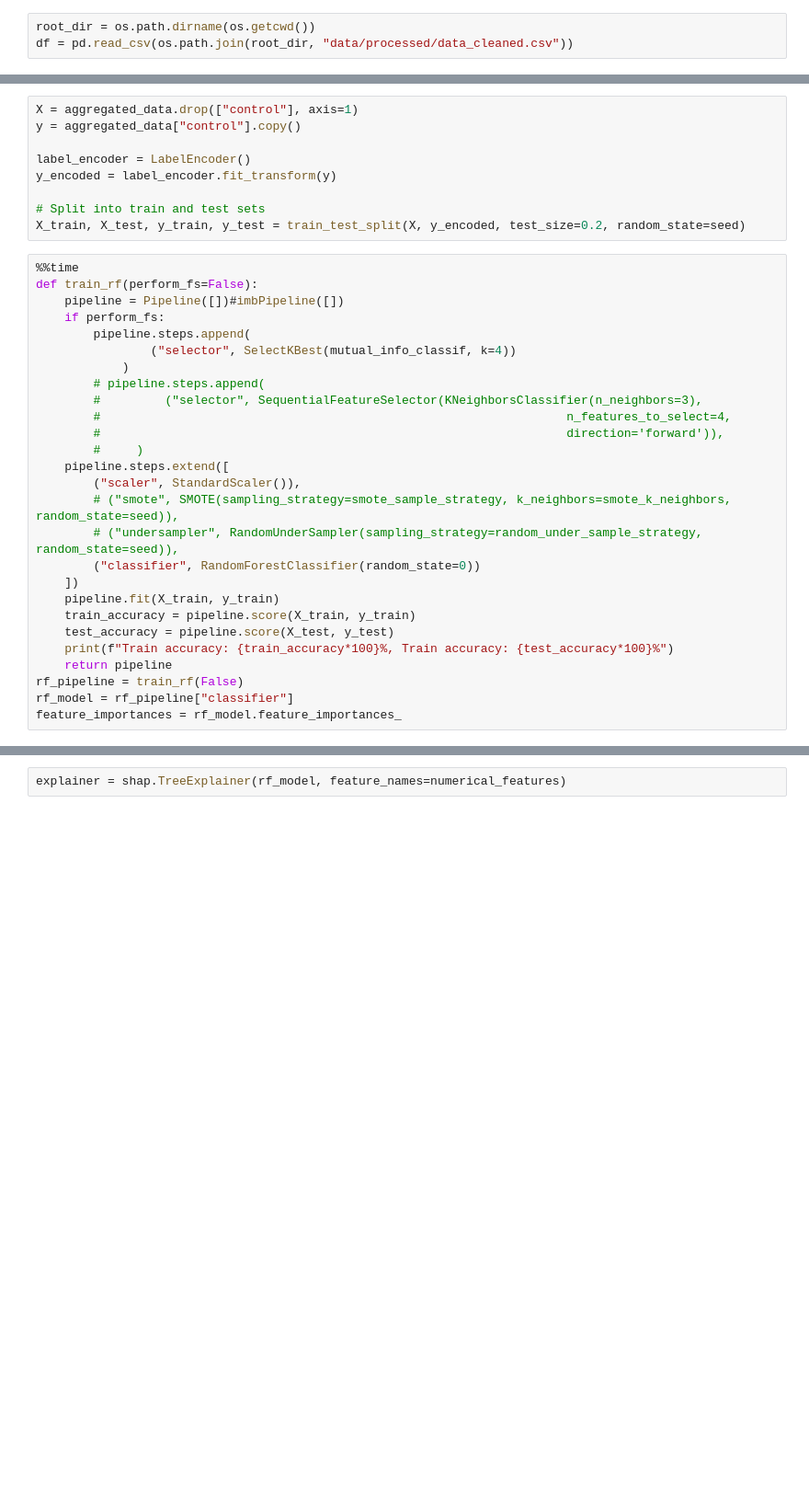
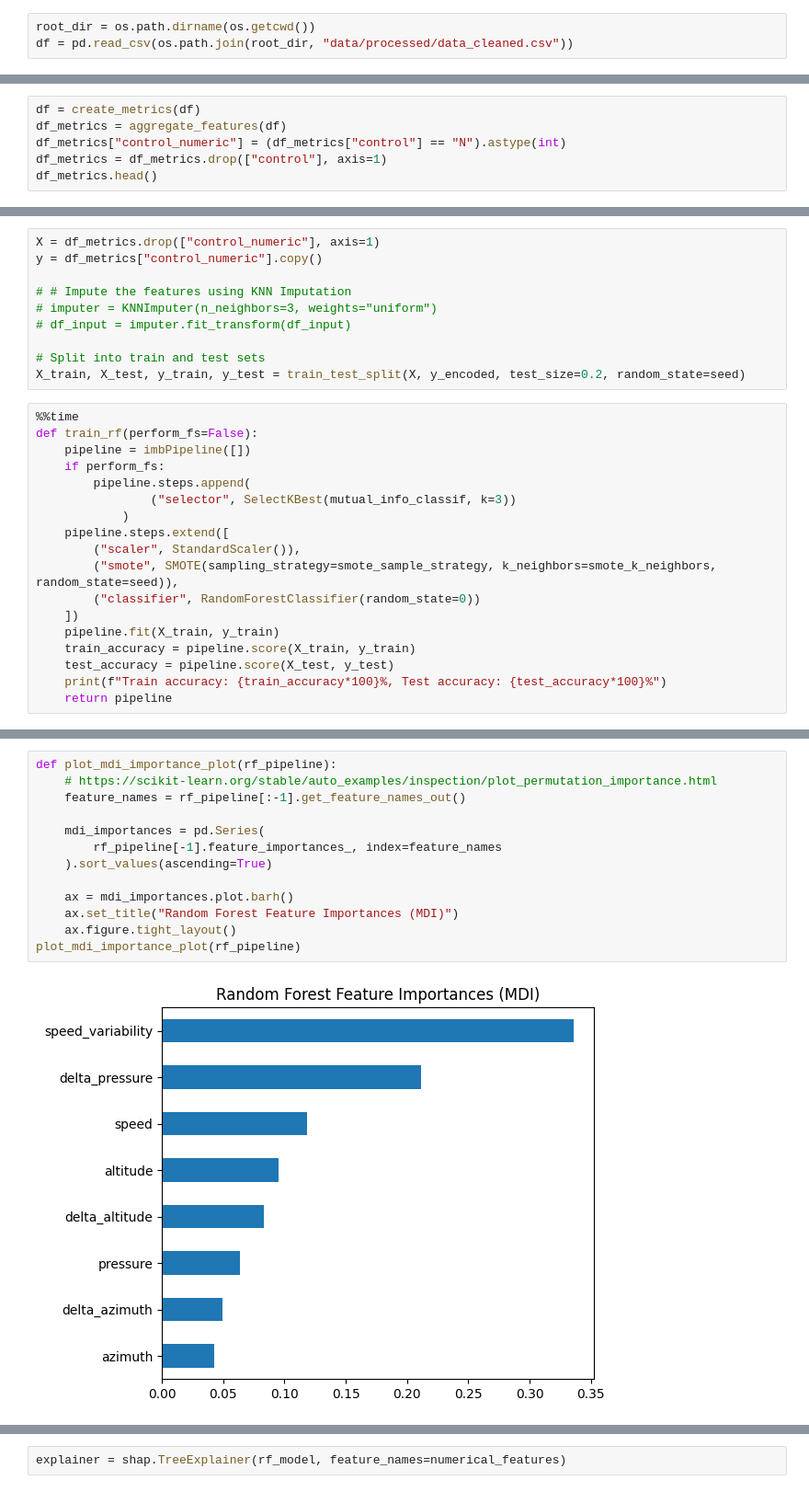
Before and after one commit to JWL16038/DATA471-Individual-Project, a Jupyter notebook: notebooks/spirals_modelling.ipynb, the cells around one changed output, grey strips where cells are left out. Shown at 92% size. Saved outputs shown, nothing was run; the diff lists cells and outputs as text; blank space fills up the shorter version.

Commit message:
Add feature importance and SHAP plots to the modelling notebook

```diff
--- a/notebooks/spirals_modelling.ipynb
+++ b/notebooks/spirals_modelling.ipynb
@@ -67,0 +139,6 @@ aggregated_data.head()
+# %%
+df = create_metrics(df)
+df_metrics = aggregate_features(df)
+df_metrics["control_numeric"] = (df_metrics["control"] == "N").astype(int)
+df_metrics = df_metrics.drop(["control"], axis=1)
+df_metrics.head()
@@ -68,36 +168,28 @@ aggregated_data.head()
 # %%
-X = aggregated_data.drop(["control"], axis=1)
-y = aggregated_data["control"].copy()
+X = df_metrics.drop(["control_numeric"], axis=1)
+y = df_metrics["control_numeric"].copy()
 
-label_encoder = LabelEncoder()
-y_encoded = label_encoder.fit_transform(y)
+# # Impute the features using KNN Imputation
+# imputer = KNNImputer(n_neighbors=3, weights="uniform")
+# df_input = imputer.fit_transform(df_input)
 
 # Split into train and test sets
 X_train, X_test, y_train, y_test = train_test_split(X, y_encoded, test_size=0.2, random_state=seed)
 # %%
 %%time
 def train_rf(perform_fs=False):
-    pipeline = Pipeline([])#imbPipeline([])
+    pipeline = imbPipeline([])
     if perform_fs:
         pipeline.steps.append(
-                ("selector", SelectKBest(mutual_info_classif, k=4))
+                ("selector", SelectKBest(mutual_info_classif, k=3))
             )
-        # pipeline.steps.append(
-        #         ("selector", SequentialFeatureSelector(KNeighborsClassifier(n_neighbors=3),
-        #                                                                 n_features_to_select=4,
-        #                                                                 direction='forward')),
-        #     )
     pipeline.steps.extend([
         ("scaler", StandardScaler()),
-        # ("smote", SMOTE(sampling_strategy=smote_sample_strategy, k_neighbors=smote_k_neighbors, random_state=seed)),
-        # ("undersampler", RandomUnderSampler(sampling_strategy=random_under_sample_strategy, random_state=seed)),
+        ("smote", SMOTE(sampling_strategy=smote_sample_strategy, k_neighbors=smote_k_neighbors, random_state=seed)),
         ("classifier", RandomForestClassifier(random_state=0))
     ])
     pipeline.fit(X_train, y_train)
     train_accuracy = pipeline.score(X_train, y_train)
     test_accuracy = pipeline.score(X_test, y_test)
-    print(f"Train accuracy: {train_accuracy*100}%, Train accuracy: {test_accuracy*100}%")
+    print(f"Train accuracy: {train_accuracy*100}%, Test accuracy: {test_accuracy*100}%")
     return pipeline
-rf_pipeline = train_rf(False)
-rf_model = rf_pipeline["classifier"]
-feature_importances = rf_model.feature_importances_
@@ -113,0 +219,15 @@ plt.title('Feature Importance')
+# %%
+def plot_mdi_importance_plot(rf_pipeline):
+    # https://scikit-learn.org/stable/auto_examples/inspection/plot_permutation_importance.html
+    feature_names = rf_pipeline[:-1].get_feature_names_out()
+
+    mdi_importances = pd.Series(
+        rf_pipeline[-1].feature_importances_, index=feature_names
+    ).sort_values(ascending=True)
+
+    ax = mdi_importances.plot.barh()
+    ax.set_title("Random Forest Feature Importances (MDI)")
+    ax.figure.tight_layout()
+plot_mdi_importance_plot(rf_pipeline)
+# %% [output]
+[figure, added]
```
Also changed, not shown: parts of 32 cells of this notebook.
